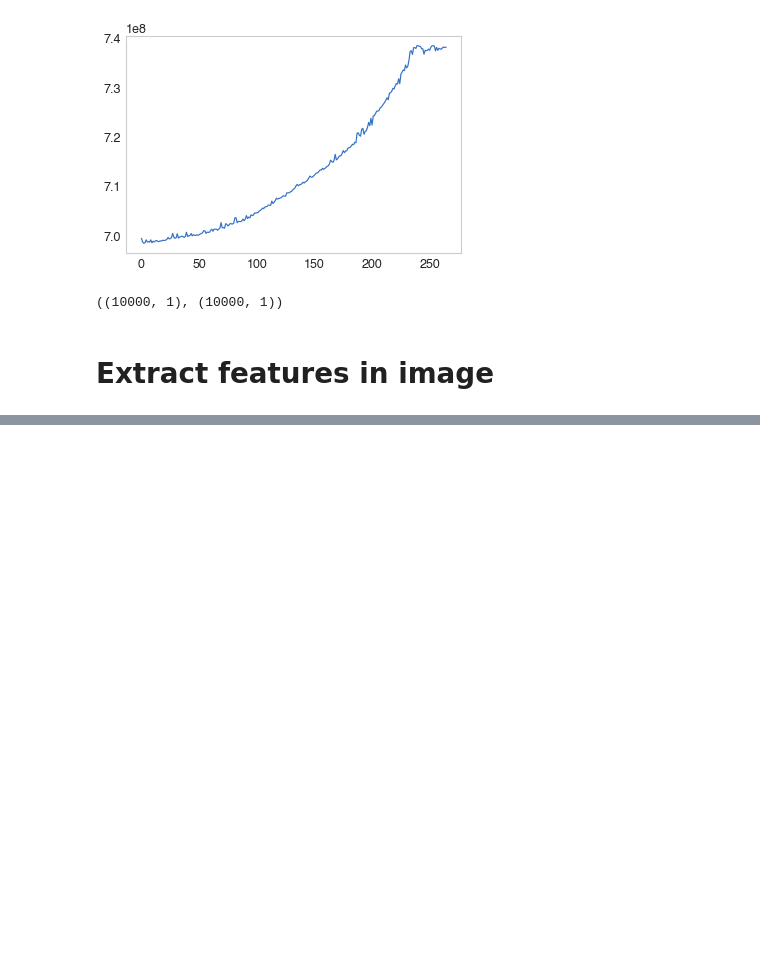
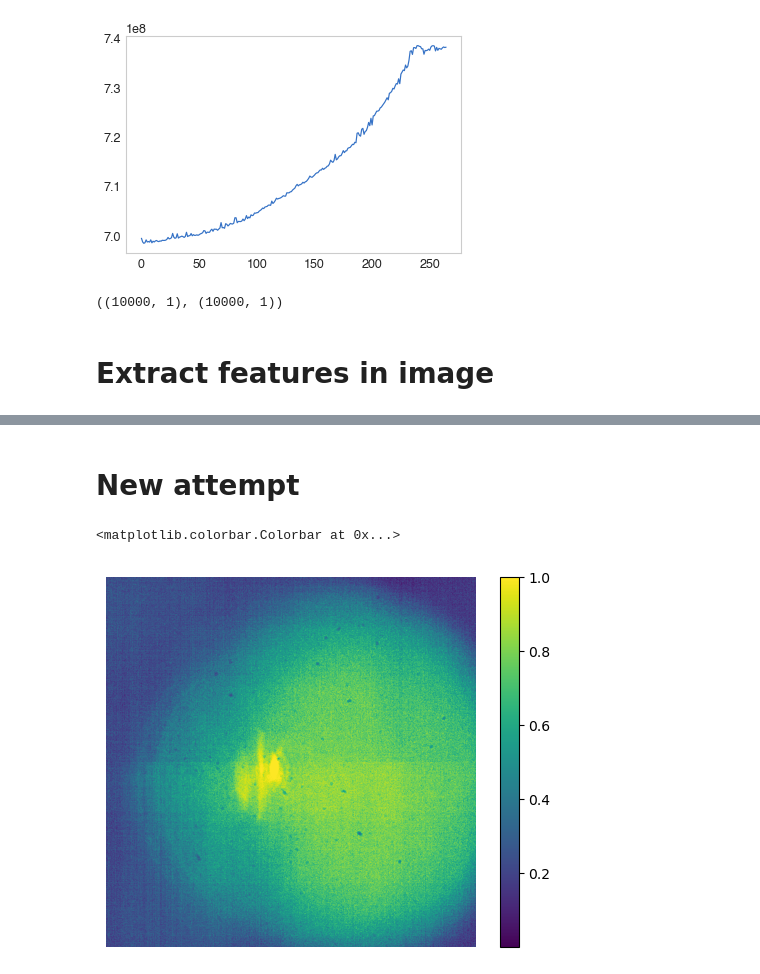
Before and after one commit to proscrite/code, a Jupyter notebook: notebooks/Autofocus.ipynb, the cells around one changed output, grey strips where cells are left out. Saved outputs shown, nothing was run; the diff lists cells and outputs as text; code cells hidden in the pictures; blank space fills up the shorter version.

```diff
--- a/notebooks/Autofocus.ipynb
+++ b/notebooks/Autofocus.ipynb
@@ -127,0 +141,12 @@ ValueError: cannot reshape array of size 20 into shape (2048,2048)
+# %% [markdown]
+# New attempt
+# %%
+pimg1 = '/Users/pabloherrero/Library/CloudStorage/GoogleDrive-qmlab@mail.huji.ac.il/My Drive/Ba Tagging/code/imag_analisis/focustest/focustests_Mitutoyo/100um_50steps/Im_pos20900.0um.tif'
+img1 = io.imread(pimg1).astype(np.int16)
+eqim1 = exposure.equalize_hist(img1)
+plt.imshow(eqim1)
+plt.axis('off')
+plt.colorbar()
+# %% [output]
+<matplotlib.colorbar.Colorbar at 0x...>
+[figure, added]
```
Also changed, not shown: parts of 56 cells of this notebook, 1 other file.
